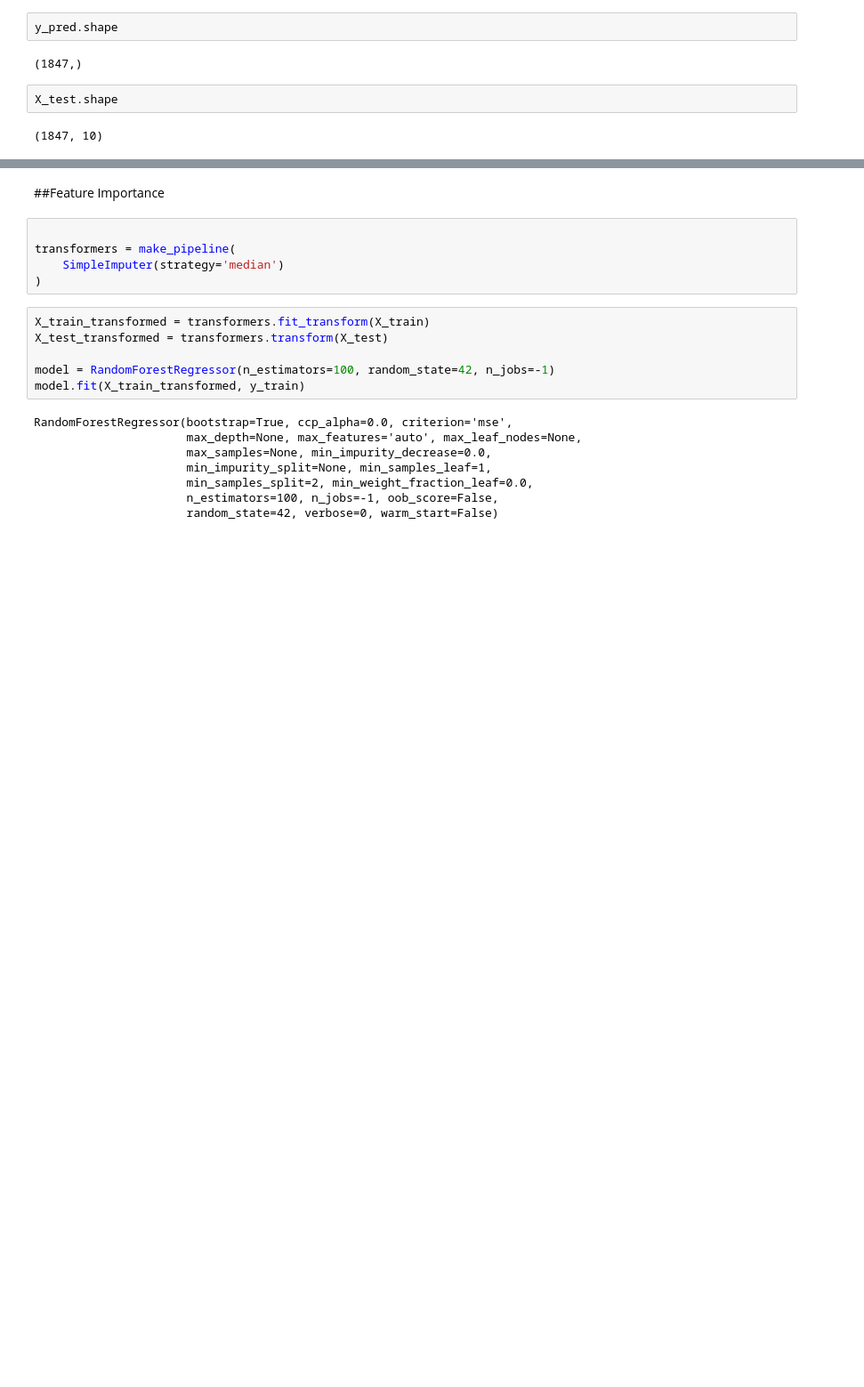
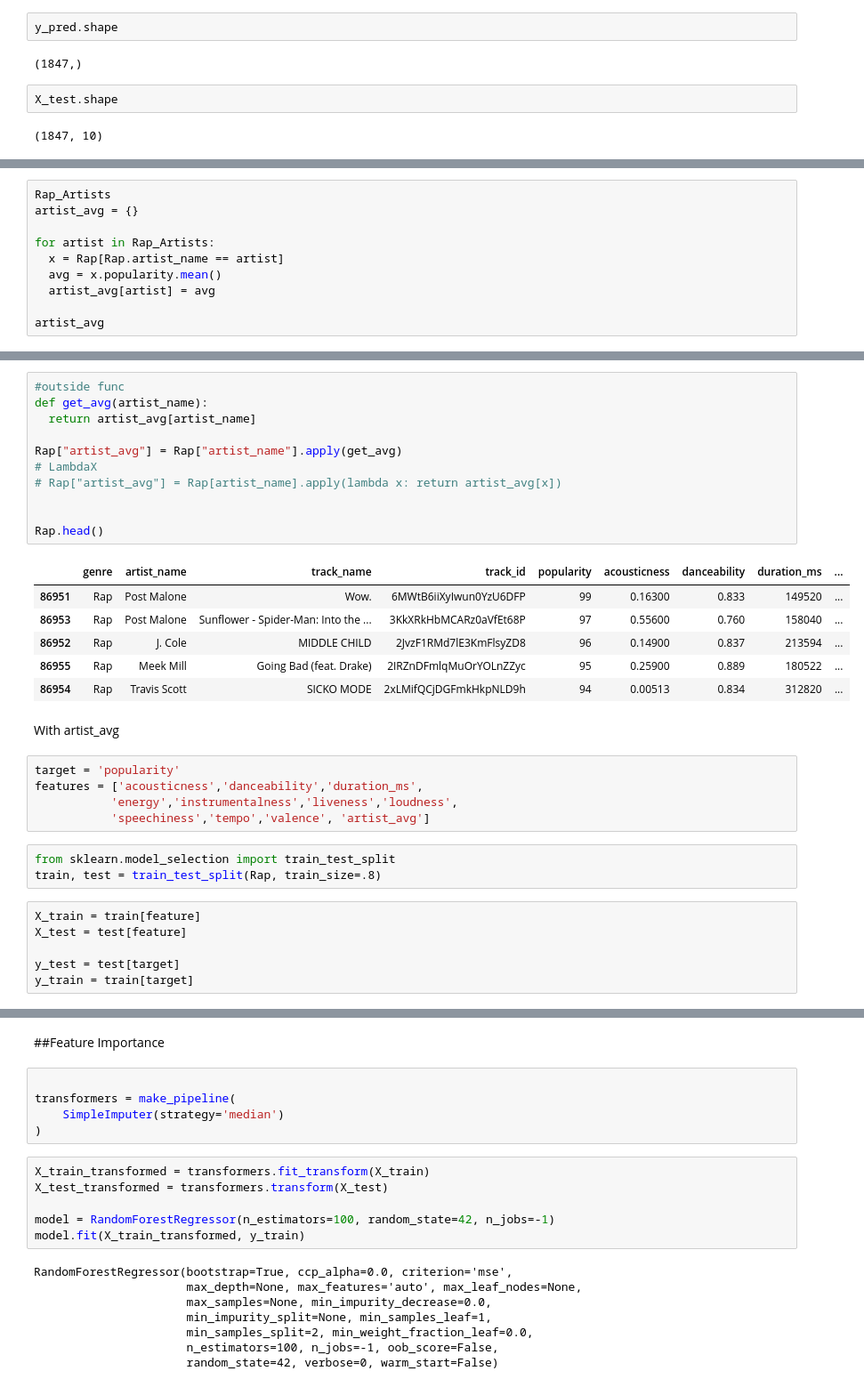
Before and after one commit to aguilargallardo/Unit_2_Build, a Jupyter notebook: Rap.ipynb, the cells around one changed output, grey strips where cells are left out. Shown at 89% size. Saved outputs shown, nothing was run; the diff lists cells and outputs as text; blank space fills up the shorter version.

```diff
--- a/Rap.ipynb
+++ b/Rap.ipynb
@@ -185,0 +234,10 @@ X_test
+# %%
+Rap_Artists
+artist_avg = {}
+
+for artist in Rap_Artists:
+  x = Rap[Rap.artist_name == artist]
+  avg = x.popularity.mean()
+  artist_avg[artist] = avg
+
+artist_avg
@@ -185,0 +262,34 @@ X_test
+# %%
+#outside func
+def get_avg(artist_name):
+  return artist_avg[artist_name]
+
+Rap["artist_avg"] = Rap["artist_name"].apply(get_avg)
+# LambdaX
+# Rap["artist_avg"] = Rap[artist_name].apply(lambda x: return artist_avg[x])
+
+
+Rap.head()
+# %% [output]
+|  | genre | artist_name | track_name | track_id | popularity | acousticness | danceability | duration_ms | ... |
+| 86951 | Rap | Post Malone | Wow. | 6MWtB6iiXyIwun0YzU6DFP | 99 | 0.16300 | 0.833 | 149520 | ... |
+| 86953 | Rap | Post Malone | Sunflower - Spider-Man: Into the ... | 3KkXRkHbMCARz0aVfEt68P | 97 | 0.55600 | 0.760 | 158040 | ... |
+| 86952 | Rap | J. Cole | MIDDLE CHILD | 2JvzF1RMd7lE3KmFlsyZD8 | 96 | 0.14900 | 0.837 | 213594 | ... |
+| 86955 | Rap | Meek Mill | Going Bad (feat. Drake) | 2IRZnDFmlqMuOrYOLnZZyc | 95 | 0.25900 | 0.889 | 180522 | ... |
+| 86954 | Rap | Travis Scott | SICKO MODE | 2xLMifQCjDGFmkHkpNLD9h | 94 | 0.00513 | 0.834 | 312820 | ... |
+# %% [markdown]
+With artist_avg
+# %%
+target = 'popularity'
+features = ['acousticness','danceability','duration_ms',
+           'energy','instrumentalness','liveness','loudness',
+           'speechiness','tempo','valence', 'artist_avg']
+# %%
+from sklearn.model_selection import train_test_split
+train, test = train_test_split(Rap, train_size=.8)
+# %%
+X_train = train[feature]
+X_test = test[feature]
+
+y_test = test[target]
+y_train = train[target]
```
Also changed, not shown: parts of 33 cells of this notebook.
